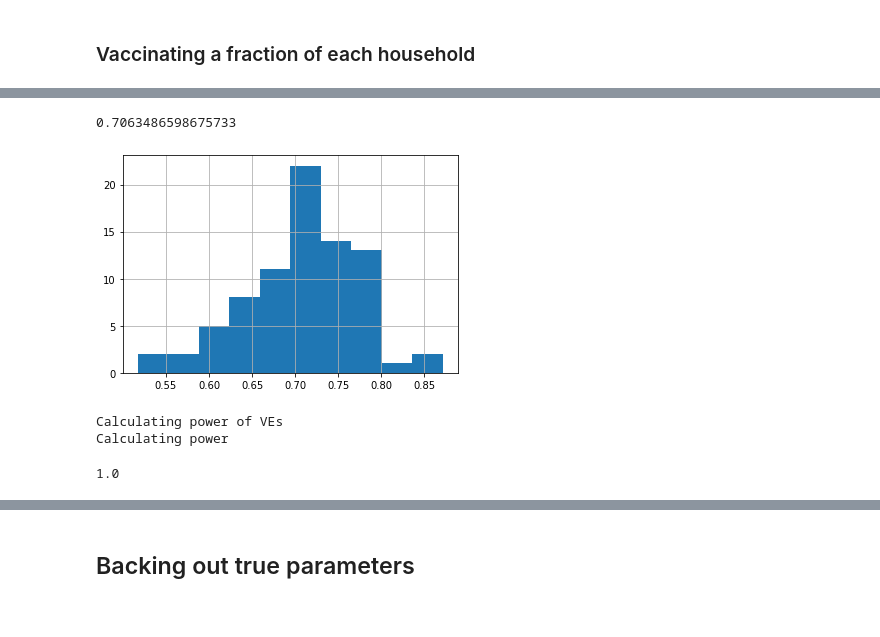
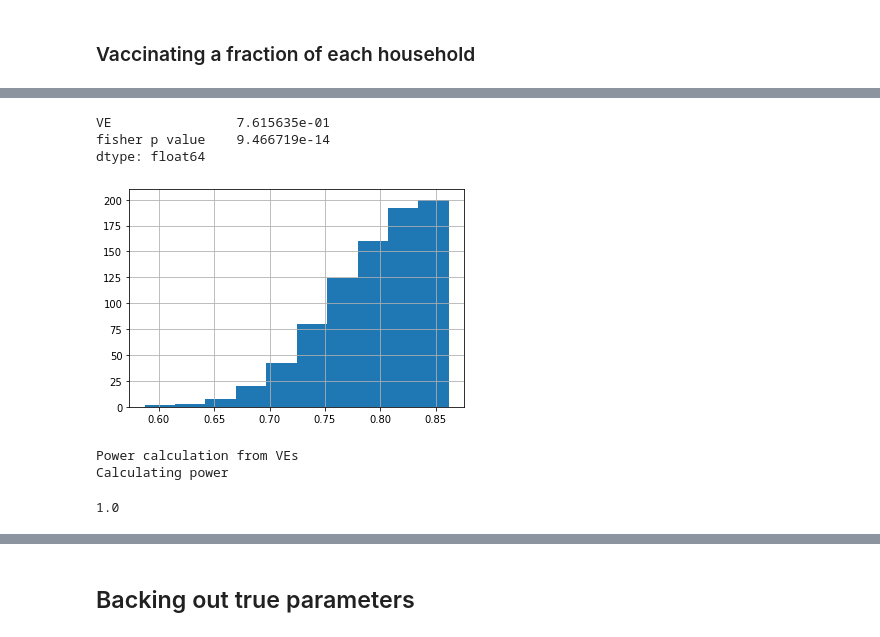
Before and after one commit to tanderson11/householdheterogeneity, a Jupyter notebook: Vaccine.ipynb, the cells around one changed output, grey strips where cells are left out. Cells and saved outputs as stored; diff of their text form; code cells hidden in the pictures.

```diff
--- a/Vaccine.ipynb
+++ b/Vaccine.ipynb
@@ -1314,13 +1371,16 @@ pow_df.plot()
 # %%
-n_per_arm = 500
+# Model parameters
+
+n_per_arm = 650
 sizes = [4,5,6,7,8] # the nhouseholds are divided evenly among the sizes
 
 hsar = 0.3 # the desired household sar when averaged over the sizes of the households
+hsarv = 0.1
 
 es = 0.7 # Would we prefer another name for this?
-#et = 0.3
-hsarv = 0.2
+
+vaccinate_half = functools.partial(vaccinate_fraction,fraction_vaccinated=0.5)
 
 duration = 90 # days
-importation_probability_over_study = 0.01 # cumulative risk over the study period
-importation_rate = 1-(1-importation_probability_over_study)**(1/duration)
+importation_probability_over_study = 0.03
+importation_rate = 1-(1-importation_probability_over_study)**(1/duration) # converting risk over study period to daily risk
@@ -1327,7 +1392,2 @@ importation_rate = 1-(1-importation_probability_over_study)**(1/duration)
 # %%
-vaccinate_half = functools.partial(vaccinate_fraction, fraction_vaccinated=0.5)
-half_vax_study = VaccineStudy("half vaccinated", n_per_arm, sizes, hsar, es, hsarv, duration, importation_rate, vaccinate_half)
-
-trials = 80
-vax_df, control_df = half_vax_study.run_trials(trials)
-make_bar_chart(pd.concat([vax_df, control_df]))
+half_vax_study = VaccineStudy("half vaccinated", n_per_arm, sizes, hsar, es, (hsarv, 'hsarv'), duration, importation_rate, vaccinate_half)
@@ -1345,0 +1415,5 @@ KeyboardInterrupt: ignored
+# %%
+# Running the study some number of times
+trials = 200
+vax_df, control_df = half_vax_study.run_trials(trials)
+make_bar_chart(pd.concat([vax_df, control_df]))
@@ -1374,14 +1581,16 @@ Calculating VEs ...
 # %%
-ves_df["VE"].hist()
-ves_df["VE"].mean()
+ves_df["VE"].hist(cumulative=True)
+ves_df.mean()
 # %% [output]
-0.7063486598675733
+VE                7.615635e-01
+fisher p value    9.466719e-14
+dtype: float64
-[figure, old version]
+[figure, new version]
 # %%
-print("Calculating power of VEs")
-power(ves_df, 0.3, 0.05)
+print("Power calculation from VEs")
+power(ves_df, 0.3, 0.05) # df, threshold/lower_bound
 # %% [output]
-Calculating power of VEs
+Power calculation from VEs
 Calculating power
 1.0
 # %%
```
Also changed, not shown: parts of 54 cells of this notebook.
